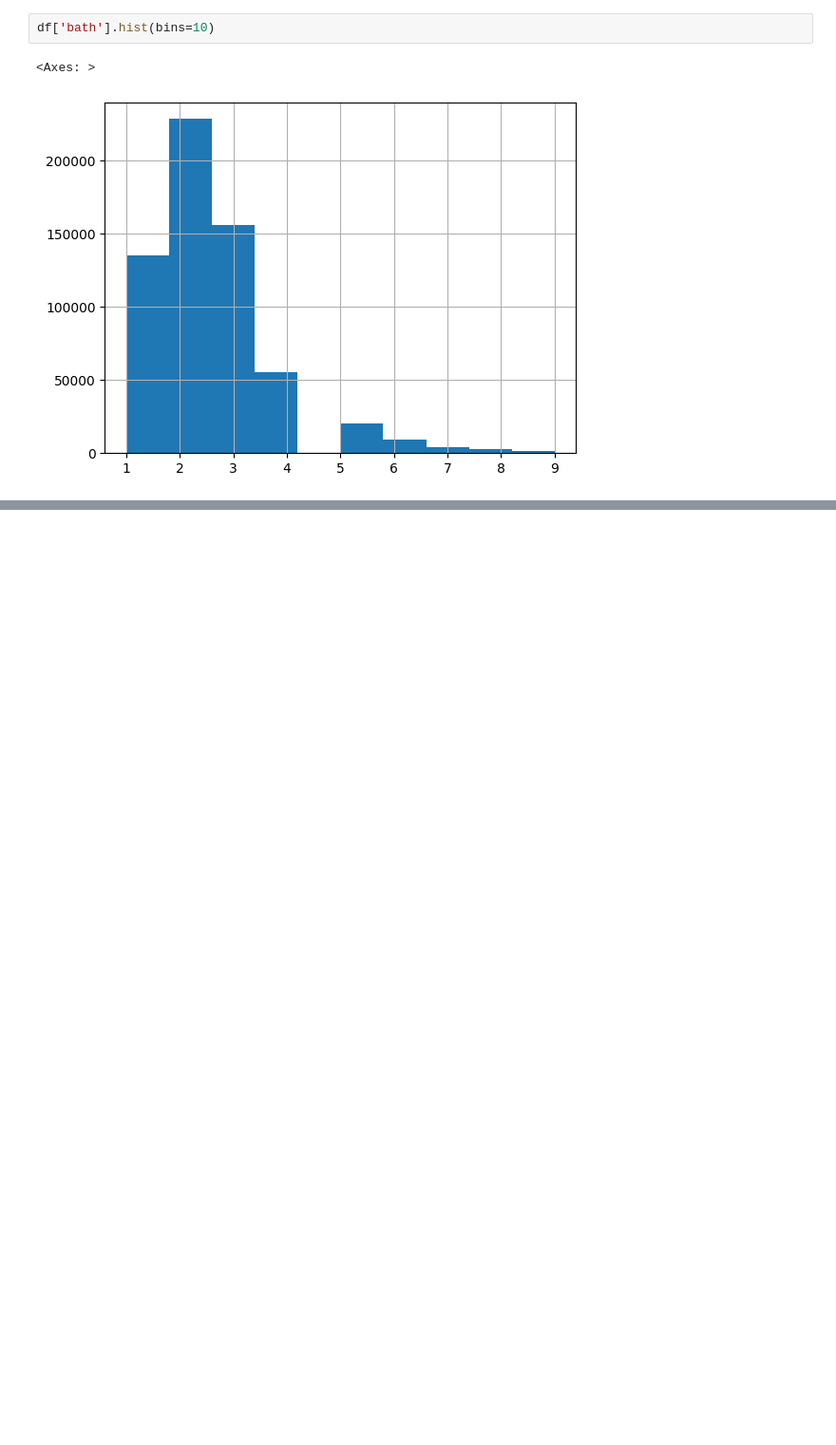
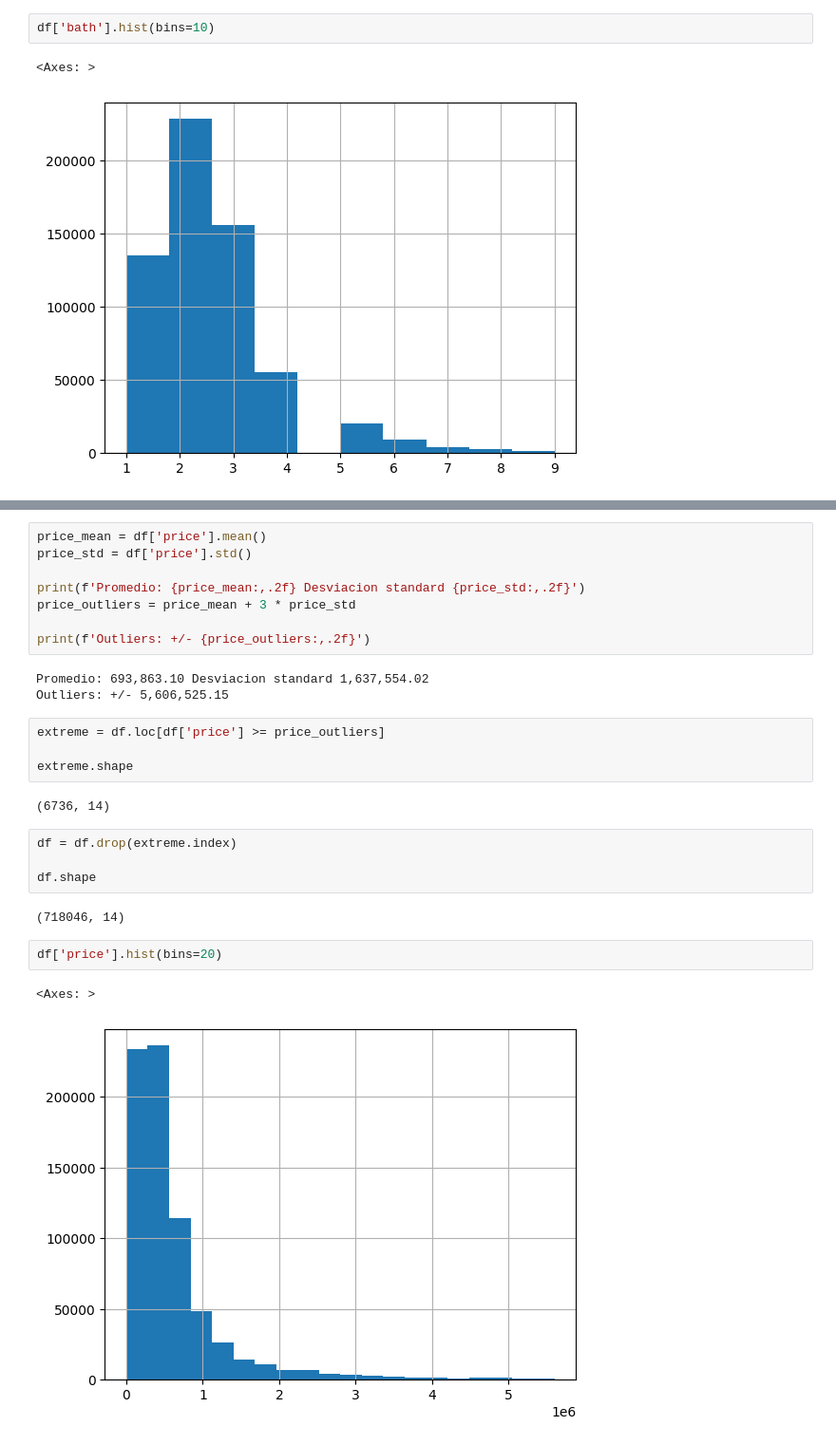
Before and after one commit to pythonpanama/pylearn-data-101, a Jupyter notebook: notebooks/PyLearn Data Course.ipynb, the cells around one changed output, grey strips where cells are left out. Shown: that part at 95% size. Cells and saved outputs as stored; diff of their text form; blank space fills up the shorter version.

Commit message:
Prices

```diff
--- a/notebooks/PyLearn Data Course.ipynb
+++ b/notebooks/PyLearn Data Course.ipynb
@@ -249,0 +266,28 @@ df['bath'].hist(bins=10)
+# %%
+price_mean = df['price'].mean()
+price_std = df['price'].std()
+
+print(f'Promedio: {price_mean:,.2f} Desviacion standard {price_std:,.2f}')
+price_outliers = price_mean + 3 * price_std
+
+print(f'Outliers: +/- {price_outliers:,.2f}')
+# %% [output]
+Promedio: 693,863.10 Desviacion standard 1,637,554.02
+Outliers: +/- 5,606,525.15
+# %%
+extreme = df.loc[df['price'] >= price_outliers]
+
+extreme.shape
+# %% [output]
+(6736, 14)
+# %%
+df = df.drop(extreme.index)
+
+df.shape
+# %% [output]
+(718046, 14)
+# %%
+df['price'].hist(bins=20)
+# %% [output]
+<Axes: >
+[figure, added]
```
Also changed, not shown: parts of 3 cells of this notebook.
